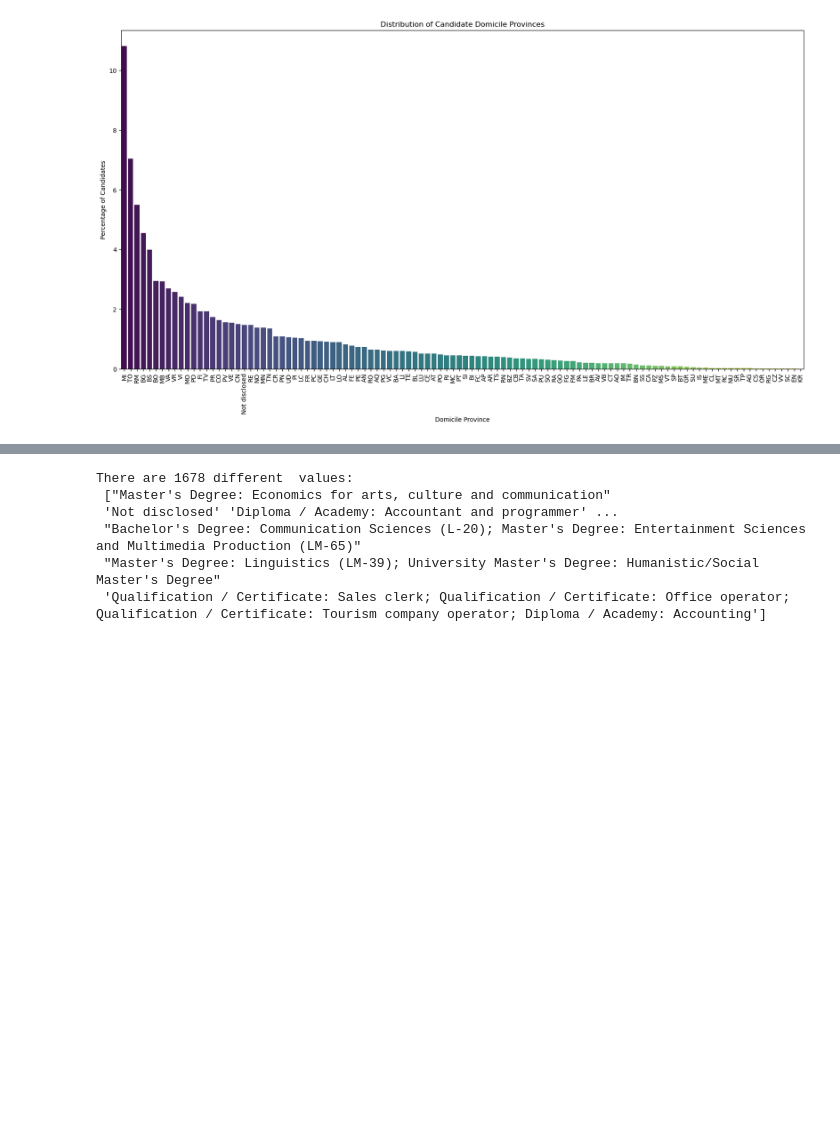
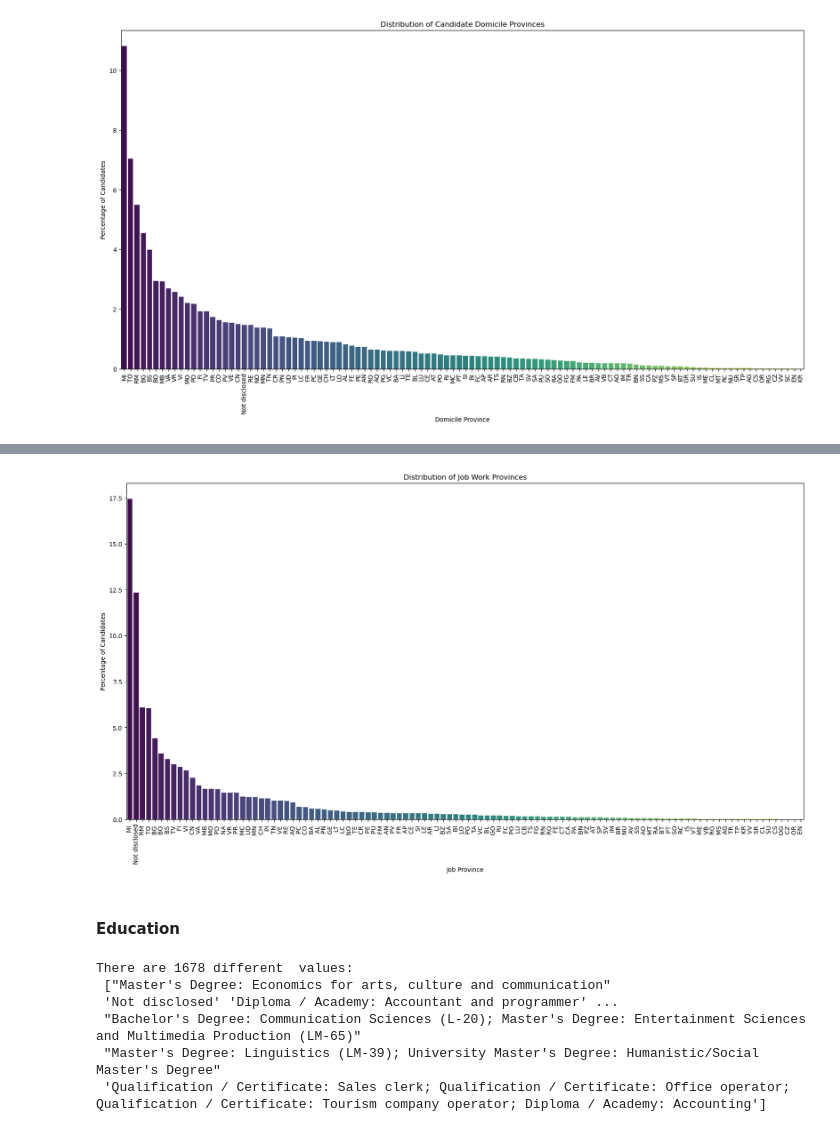
Before and after one commit to baicheto/AI_In_Industry, a Jupyter notebook: Reverse_Matching.ipynb, the cells around one changed output, grey strips where cells are left out. Cells and saved outputs as stored; diff of their text form; code cells hidden in the pictures; blank space fills up the shorter version.

```diff
--- a/Reverse_Matching.ipynb
+++ b/Reverse_Matching.ipynb
@@ -228,0 +209,4 @@ plt.show()
+# %%
+# Count occurrences of each region in percentage
+job_province_counts = rm_df['job_work_province'].value_counts(normalize=True) * 100
+print("Percentage distribution of job province: \n", job_province_counts)
@@ -229,3 +227,16 @@ plt.show()
+# %%
+plt.figure(figsize=(20, 10))
+sns.barplot(x=job_province_counts.index, y=job_province_counts.values, palette="viridis")
+
+plt.xlabel("Job Province")
+plt.ylabel("Percentage of Candidates")
+plt.title("Distribution of Job Work Provinces")
+plt.xticks(rotation=90)
+plt.show()
+# %% [output]
+[figure, added]
+# %% [markdown]
+#### Education
 # %%
 print(f"There are {len(rm_df['cand_education'].unique())} different  values:\n {rm_df['cand_education'].unique()} \n")
 # %% [output]
```
Also changed, not shown: parts of 40 cells of this notebook.
